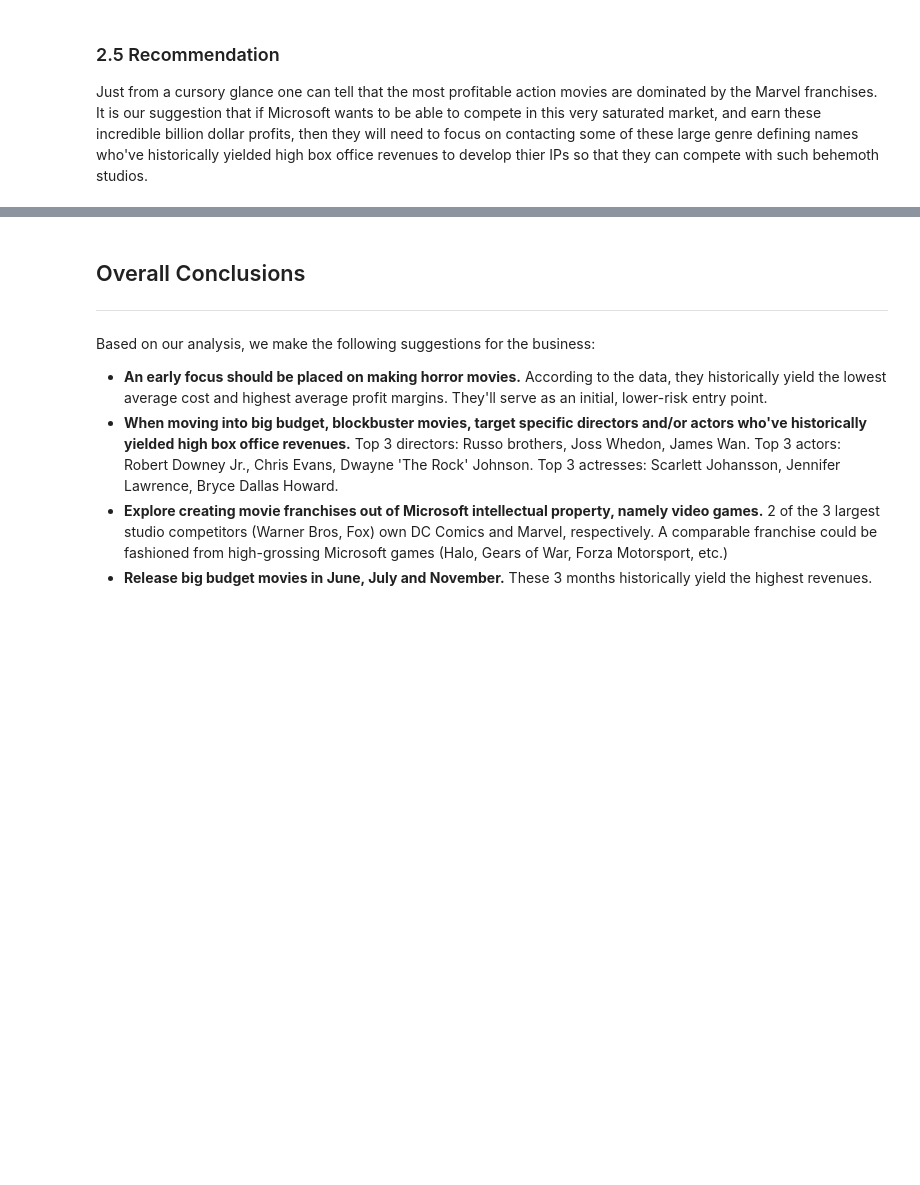
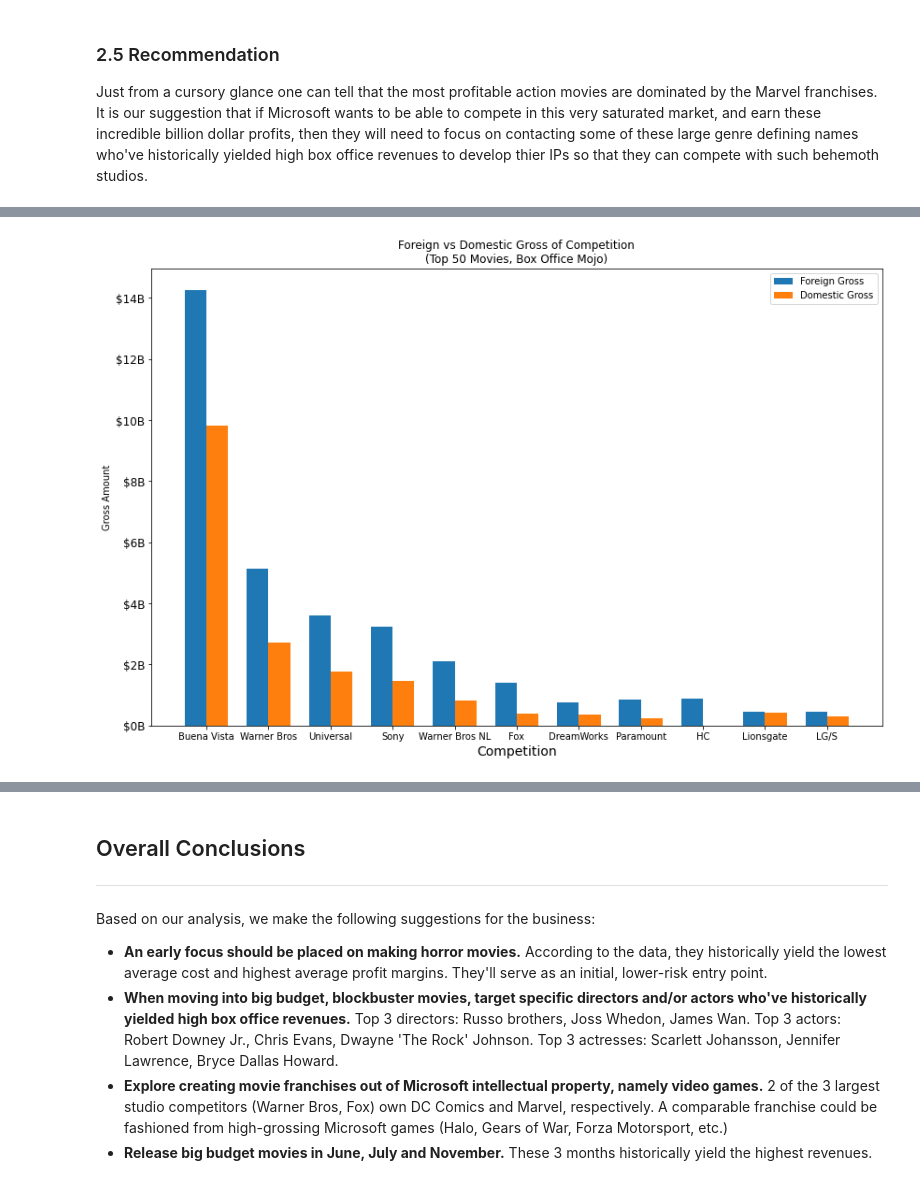
Before and after one commit to sumed-h/microsoft-studio-movie-analysis, a Jupyter notebook: Group_4_Notebook_FINAL.ipynb, the cells around one changed output, grey strips where cells are left out. Saved outputs shown, nothing was run; the diff lists cells and outputs as text; code cells hidden in the pictures; blank space fills up the shorter version.

```diff
--- a/Group_4_Notebook_FINAL.ipynb
+++ b/Group_4_Notebook_FINAL.ipynb
@@ -433,0 +761,32 @@ Just from a cursory glance one can tell that the most profitable action movies a
+# %%
+#do a double bar chart for domestic vs foreign total sales for each studio in top 50 movies
+
+studio_labels = ['Buena Vista', 'Warner Bros', 'Universal', 'Sony', 'Warner Bros NL', 'Fox', 'DreamWorks', 'Paramount', 'HC', 'Lionsgate', 'LG/S']
+foreignsum = [1.425430e+10, 5.142600e+09, 3.595200e+09, 3.229900e+09, 2.119000e+09, 1.403100e+09, 7.714000e+08, 8.586000e+08, 8.676000e+08, 4.403000e+08, 4.403000e+08]
+domesticsum = [9.827600e+09, 2.729800e+09, 1.754800e+09, 1.456700e+09, 8.165000e+08, 3.777000e+08, 3.524000e+08, 2.454000e+08,  2.700000e+06, 4.247000e+08, 2.923000e+08]
+
+x_sume = np.arange(len(studio_labels))
+width_sum = 0.35
+def billions(y, pos):
+    return '$%1.0fB' % (y*1e-9)
+formatter = FuncFormatter(billions)
+
+
+fvsdfig, ax = plt.subplots(figsize=(14,9))
+rects1_sum = ax.bar(x_sume - width_sum/2, foreignsum, width_sum, label='Foreign Gross')
+rects2_sum = ax.bar(x_sume + width_sum/2, domesticsum, width_sum, label='Domestic Gross')
+
+# Add some text for labels, title and custom x-axis tick labels, etc.
+ax.yaxis.set_major_formatter(formatter)
+ax.set_xlabel('Competition', size=14)
+ax.set_ylabel('Gross Amount')
+ax.set_title('Foreign vs Domestic Gross of Competition\n(Top 50 Movies, Box Office Mojo)')
+ax.set_xticks(x_sume)
+ax.set_xticklabels(studio_labels, size=10)
+ax.legend()
+plt.rc('legend', fontsize=13)
+plt.yticks(fontsize=12)
+
+plt.show()
+# %% [output]
+[figure, added]
```
Also changed, not shown: parts of 44 cells of this notebook.
